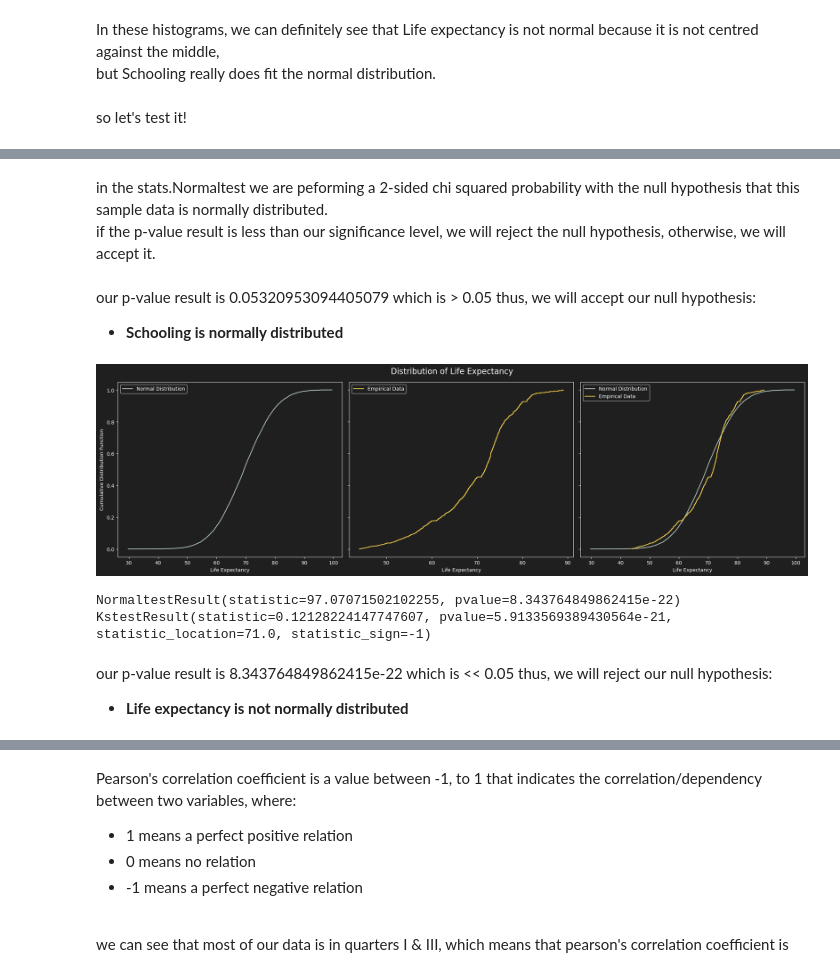
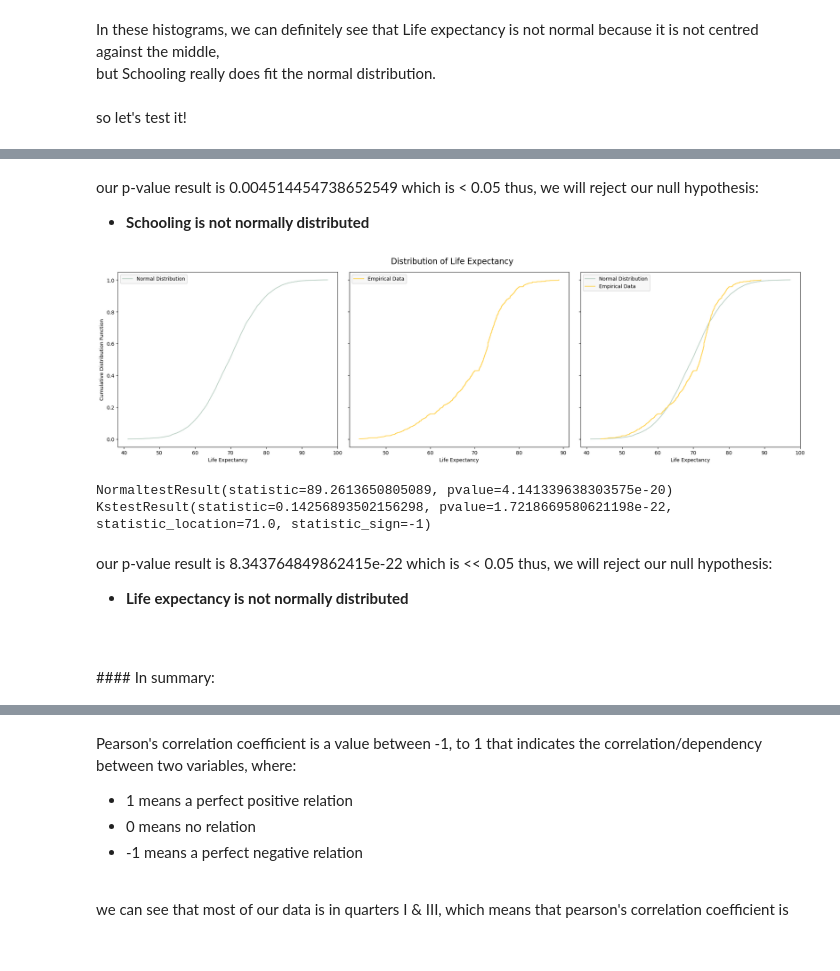
Before and after one commit to amitedenzon/life-expectancy, a Jupyter notebook: research.ipynb, the cells around one changed output, grey strips where cells are left out. Cells and saved outputs as stored; diff of their text form; code cells hidden in the pictures.

```diff
--- a/research.ipynb
+++ b/research.ipynb
@@ -178,10 +178,10 @@ plot_outliers(df)
 # %%
-def remove_outliers(df, whitelist):
+def remove_outliers(df, blacklist):
     numeric_df_columns = df.select_dtypes(include=['number']).columns
     outliers_counts = {}
 
     for col in numeric_df_columns:
-        if col in whitelist:
+        if col not in blacklist:
             outliers = find_outliers(df, col)
             outliers_counts[col] = len(outliers)
 
@@ -192,7 +192,7 @@ def remove_outliers(df, whitelist):
 
     return df, outliers_counts
 
-df_cleaned, outliers_counts = remove_outliers(df, ['Schooling', 'Incomecompositionofresources']) # Columns of interest
+df_cleaned, outliers_counts = remove_outliers(df, ['Polio', 'Diptheria', 'HIV/AIDS']) # Columns of uninterest
 
 print(f'Rows before removing outliers: {df.shape[0]}')
 print(f'Rows after removing outliers: {df_cleaned.shape[0]}')
@@ -334,54 +319,45 @@ KstestResult(statistic=0.033569481647639565, pvalue=0.05320953094405079, statist
-# %% [markdown]
-in the stats.Normaltest we are peforming a 2-sided chi squared probability with the null hypothesis that this sample data is normally distributed.<br/>
-if the p-value result is less than our significance level, we will reject the null hypothesis, otherwise, we will accept it.
-<br/><br/>
-our p-value result is 0.05320953094405079 which is > 0.05 thus, we will accept our null hypothesis:<br/>
-- __Schooling is normally distributed__
+# %% [markdown]
+our p-value result is 0.004514454738652549 which is < 0.05 thus, we will reject our null hypothesis:<br/>
+- __Schooling is not normally distributed__
 # %%
 # Generate samples for the normal distribution
 samples = np.random.normal(np.mean(df_cleaned["Lifeexpectancy"]), np.std(df_cleaned["Lifeexpectancy"]), size=10000)
 x_theor, y_theor = ecdf(samples)
 
 x_emp, y_emp = ecdf(df_cleaned["Lifeexpectancy"])
 
 fig, axes = plt.subplots(1, 3, figsize=(20, 6), sharey=True)
-with plt.style.context('dark_background'):
-    fig.patch.set_facecolor('#1f1f1f')
-    for ax in axes:
-        ax.set_facecolor('#1f1f1f')
-        ax.tick_params(colors='white', which='both')
-        ax.spines['top'].set_color('white')
-        ax.spines['bottom'].set_color('white')
-        ax.spines['left'].set_color('white')
-        ax.spines['right'].set_color('white')
 
-    # Plot theoretical distribution
-    axes[0].plot(x_theor, y_theor, label='Normal Distribution', color='#bad0c4')
-    axes[0].set_xlabel("Life Expectancy", color='white')
-    axes[0].set_ylabel("Cumulative Distribution Function", color='white')
-    axes[0].legend(facecolor='#1f1f1f')
+# Plot theoretical distribution
+axes[0].plot(x_theor, y_theor, label='Normal Distribution', color='#bad0c4')
+axes[0].set_xlabel("Life Expectancy", color='black')
+axes[0].set_ylabel("Cumulative Distribution Function", color='black')
+axes[0].legend(facecolor='whitesmoke')
 
-    # Plot empirical data
-    axes[1].plot(x_emp, y_emp, label='Empirical Data', color='#ffd34e')
-    axes[1].set_xlabel("Life Expectancy", color='white')
-    axes[1].legend(facecolor='#1f1f1f')
+# Plot empirical data
+axes[1].plot(x_emp, y_emp, label='Empirical Data', color='#ffd34e')
+axes[1].set_xlabel("Life Expectancy", color='black')
+axes[1].legend(facecolor='whitesmoke')
 
-    axes[2].plot(x_theor, y_theor, label='Normal Distribution', color='#bad0c4')
-    axes[2].plot(x_emp, y_emp, label='Empirical Data', color='#ffd34e')
-    axes[2].set_xlabel("Life Expectancy", color='white')
-    axes[2].legend(facecolor='#1f1f1f')
+axes[2].plot(x_theor, y_theor, label='Normal Distribution', color='#bad0c4')
+axes[2].plot(x_emp, y_emp, label='Empirical Data', color='#ffd34e')
+axes[2].set_xlabel("Life Expectancy", color='black')
+axes[2].legend(facecolor='whitesmoke')
 
-    fig.suptitle('Distribution of Life Expectancy' , fontsize=16)
+fig.suptitle('Distribution of Life Expectancy' , fontsize=16)
 
 plt.tight_layout()
 plt.show()
 
 print(stats.normaltest(df_cleaned["Lifeexpectancy"]))
 print(stats.kstest(df_cleaned["Lifeexpectancy"], 'norm', args=(df_cleaned["Lifeexpectancy"].mean(), df_cleaned["Lifeexpectancy"].std())))
 # %% [output]
-[figure, old version]
+[figure, new version]
-NormaltestResult(statistic=97.07071502102255, pvalue=8.343764849862415e-22)
-KstestResult(statistic=0.12128224147747607, pvalue=5.9133569389430564e-21, statistic_location=71.0, statistic_sign=-1)
+NormaltestResult(statistic=89.2613650805089, pvalue=4.141339638303575e-20)
+KstestResult(statistic=0.14256893502156298, pvalue=1.7218669580621198e-22, statistic_location=71.0, statistic_sign=-1)
 # %% [markdown]
 our p-value result is 8.343764849862415e-22 which is << 0.05 thus, we will reject our null hypothesis:<br/>
 - __Life expectancy is not normally distributed__
+<br/>
+<br/>
+#### In summary:
```
Also changed, not shown: parts of 30 cells of this notebook, 3 other files.
